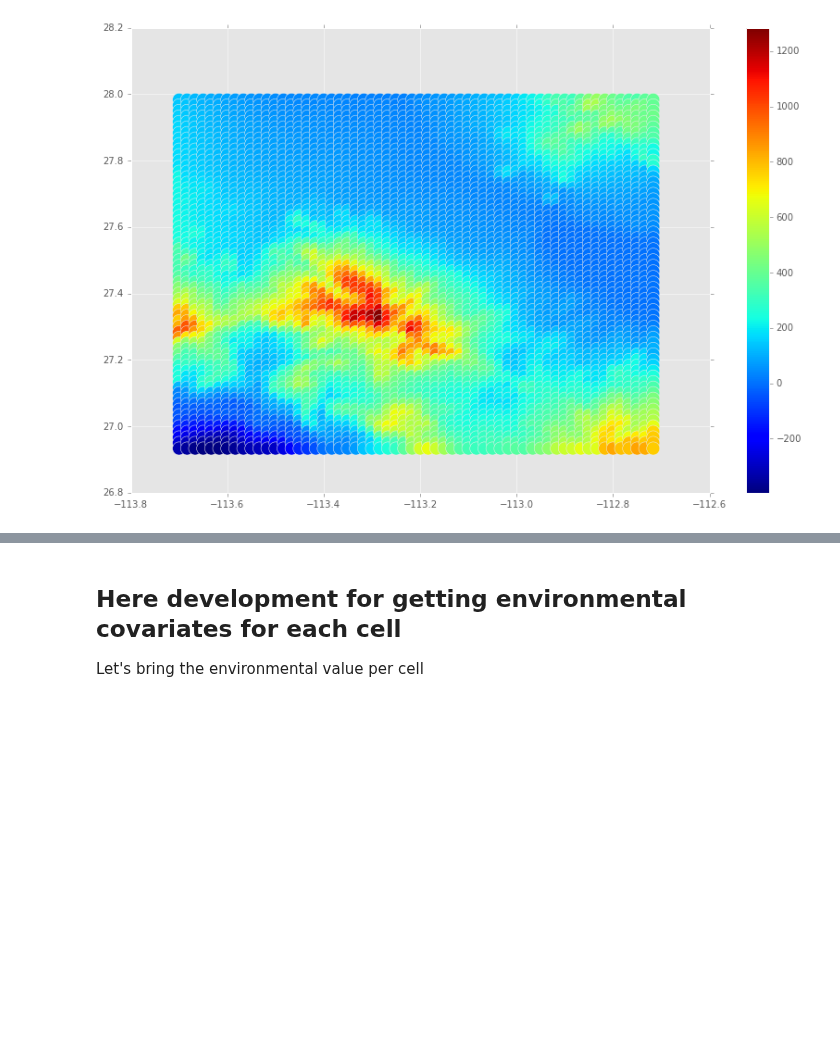
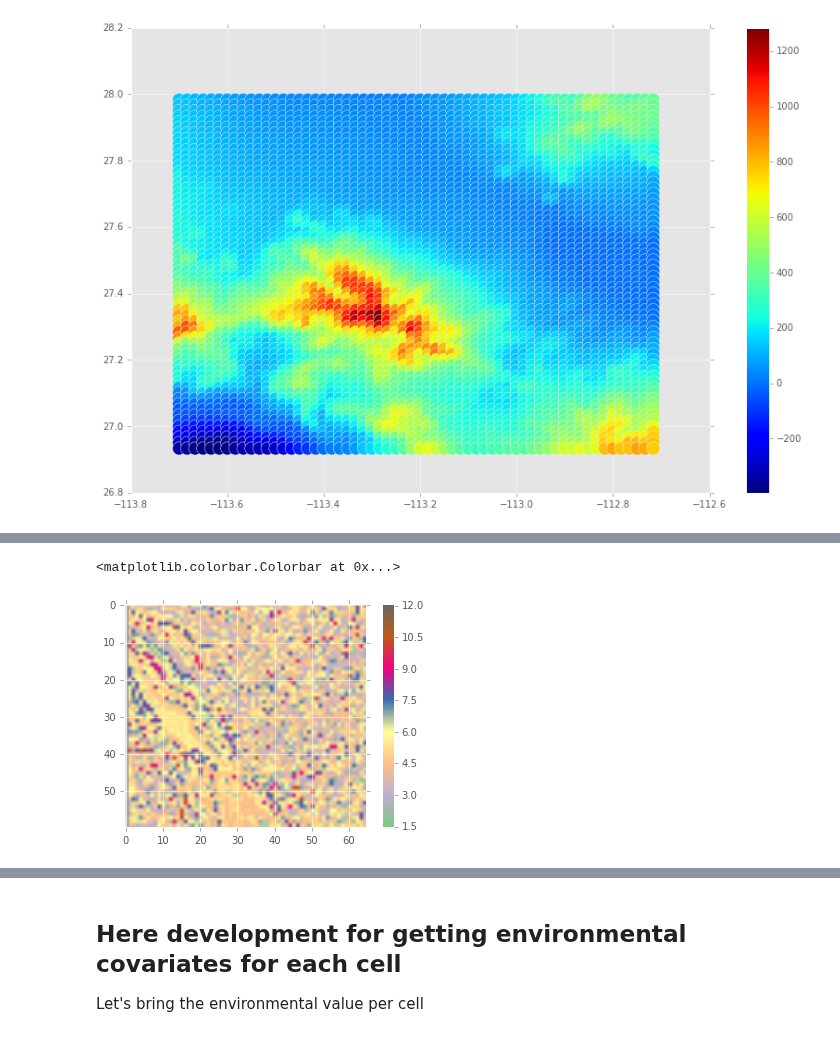
Before and after one commit to molgor/biospytial, a Jupyter notebook: ipython-notebooks/demos/statistical_models/[Spatial Regression] Extracting Taxa from grid.ipynb, the cells around one changed output, grey strips where cells are left out. Drawn from its saved outputs; the diff is of its cells as text; code cells hidden in the pictures; blank space fills up the shorter version.

```diff
--- a/ipython-notebooks/demos/statistical_models/[Spatial Regression] Extracting Taxa from grid.ipynb
+++ b/ipython-notebooks/demos/statistical_models/[Spatial Regression] Extracting Taxa from grid.ipynb
@@ -279,0 +332,9 @@ plt.colorbar()
+# %%
+Z = test1.mean_sample.values.reshape(60,65)
+Z1 = np.ma.masked_where(Z == np.nan,Z)
+# %%
+plt.imshow(np.exp(Z1),cmap=plt.cm.Accent)
+plt.colorbar()
+# %% [output]
+<matplotlib.colorbar.Colorbar at 0x...>
+[figure, added]
```
Also changed, not shown: parts of 39 cells of this notebook, 1 other file.
